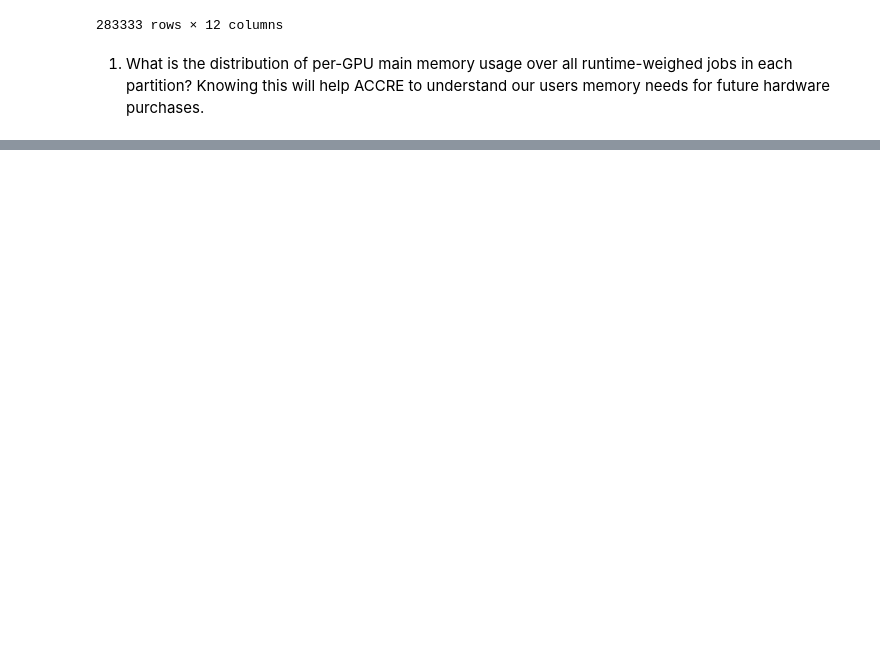
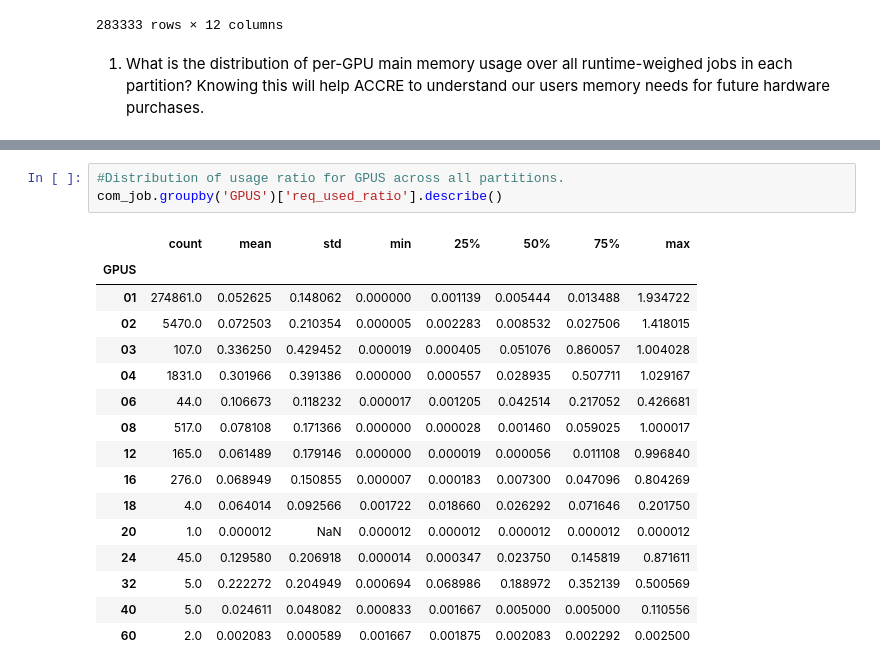
Before and after one commit to nss-data-science-cohort-6/accre_project-goobers, a Jupyter notebook: notebooks/tim.ipynb, the cells around one changed output, grey strips where cells are left out. Drawn from its saved outputs; the diff is of its cells as text; blank space fills up the shorter version.

```diff
--- a/notebooks/tim.ipynb
+++ b/notebooks/tim.ipynb
@@ -182,0 +204,20 @@ The main objectives of this project are to examine the following questions:
+# %%
+#Distribution of usage ratio for GPUS across all partitions.
+com_job.groupby('GPUS')['req_used_ratio'].describe()
+# %% [output]
+|  | count | mean | std | min | 25% | 50% | 75% | max |
+| GPUS |  |  |  |  |  |  |  |  |
+| 01 | 274861.0 | 0.052625 | 0.148062 | 0.000000 | 0.001139 | 0.005444 | 0.013488 | 1.934722 |
+| 02 | 5470.0 | 0.072503 | 0.210354 | 0.000005 | 0.002283 | 0.008532 | 0.027506 | 1.418015 |
+| 03 | 107.0 | 0.336250 | 0.429452 | 0.000019 | 0.000405 | 0.051076 | 0.860057 | 1.004028 |
+| 04 | 1831.0 | 0.301966 | 0.391386 | 0.000000 | 0.000557 | 0.028935 | 0.507711 | 1.029167 |
+| 06 | 44.0 | 0.106673 | 0.118232 | 0.000017 | 0.001205 | 0.042514 | 0.217052 | 0.426681 |
+| 08 | 517.0 | 0.078108 | 0.171366 | 0.000000 | 0.000028 | 0.001460 | 0.059025 | 1.000017 |
+| 12 | 165.0 | 0.061489 | 0.179146 | 0.000000 | 0.000019 | 0.000056 | 0.011108 | 0.996840 |
+| 16 | 276.0 | 0.068949 | 0.150855 | 0.000007 | 0.000183 | 0.007300 | 0.047096 | 0.804269 |
+| 18 | 4.0 | 0.064014 | 0.092566 | 0.001722 | 0.018660 | 0.026292 | 0.071646 | 0.201750 |
+| 20 | 1.0 | 0.000012 | NaN | 0.000012 | 0.000012 | 0.000012 | 0.000012 | 0.000012 |
+| 24 | 45.0 | 0.129580 | 0.206918 | 0.000014 | 0.000347 | 0.023750 | 0.145819 | 0.871611 |
+| 32 | 5.0 | 0.222272 | 0.204949 | 0.000694 | 0.068986 | 0.188972 | 0.352139 | 0.500569 |
+| 40 | 5.0 | 0.024611 | 0.048082 | 0.000833 | 0.001667 | 0.005000 | 0.005000 | 0.110556 |
+| 60 | 2.0 | 0.002083 | 0.000589 | 0.001667 | 0.001875 | 0.002083 | 0.002292 | 0.002500 |
```
Also changed, not shown: parts of 16 cells of this notebook.
